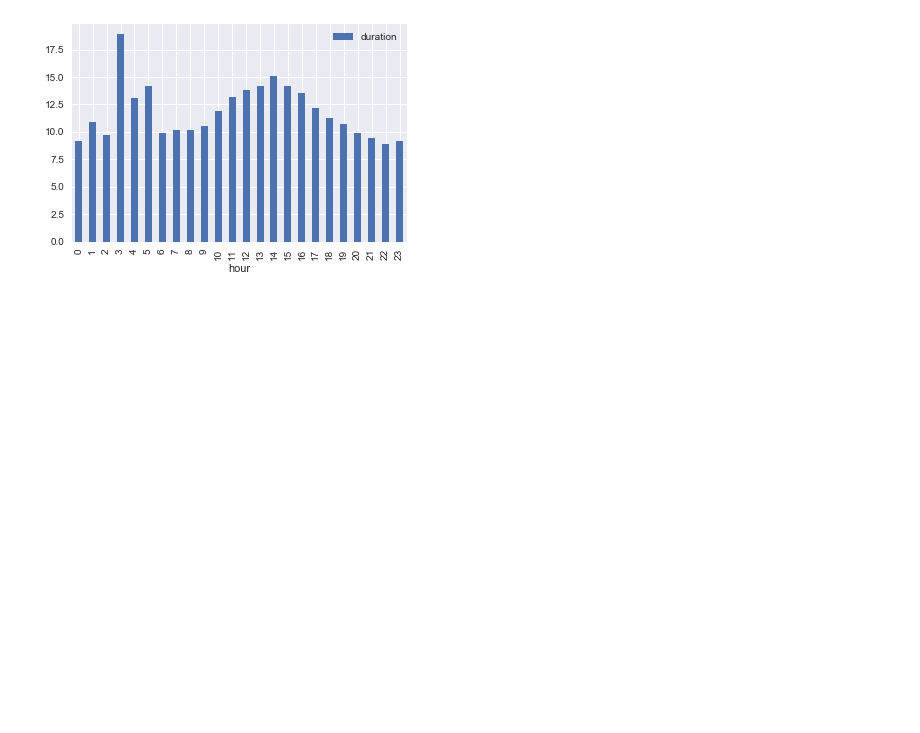
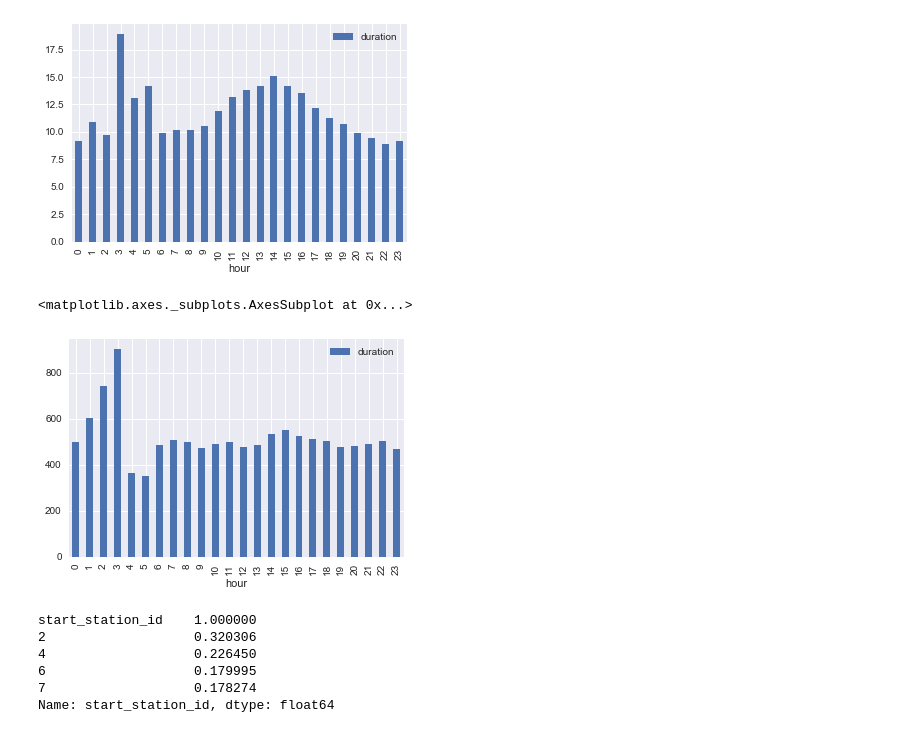
Before and after one commit to Arkenan/datos-tp, a Jupyter notebook: Explo v2.ipynb, the cells around one changed output. Drawn from its saved outputs; the diff is of its cells as text; code cells hidden in the pictures; blank space fills up the shorter version.

```diff
--- a/Explo v2.ipynb
+++ b/Explo v2.ipynb
@@ -245,3 +264,20 @@ grouped_by_hour.median().plot.bar()
 # %% [output]
 <matplotlib.axes._subplots.AxesSubplot at 0x...>
 [figure]
+# %%
+grouped_by_hour = trips.loc[trips.start_date.dt.weekday < 5][['duration', 'hour']].groupby('hour')
+grouped_by_hour.median().plot.bar()
+# Los datos de las 3 am se van al carajo
+# %% [output]
+<matplotlib.axes._subplots.AxesSubplot at 0x...>
+[figure, added]
+# %%
+pd.concat([trips[['start_station_id']], pd.get_dummies(trips.end_station_id)], axis=1)\
+.corr().abs()['start_station_id'].sort_values(ascending=False).head()
+# %% [output]
+start_station_id    1.000000
+2                   0.320306
+4                   0.226450
+6                   0.179995
+7                   0.178274
+Name: start_station_id, dtype: float64
```
Also changed, not shown: parts of 11 cells of this notebook.
